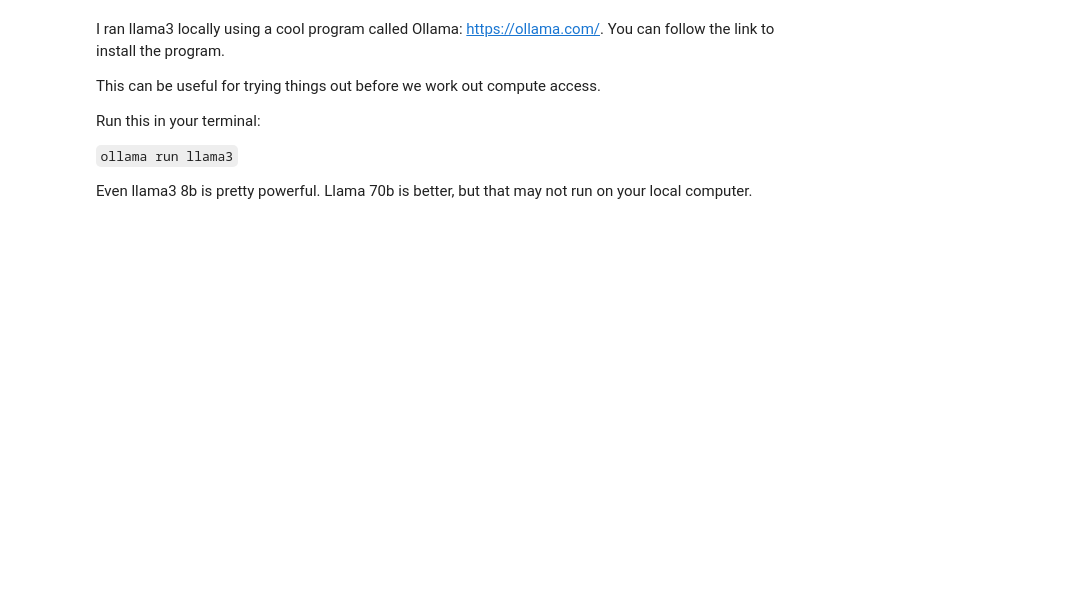
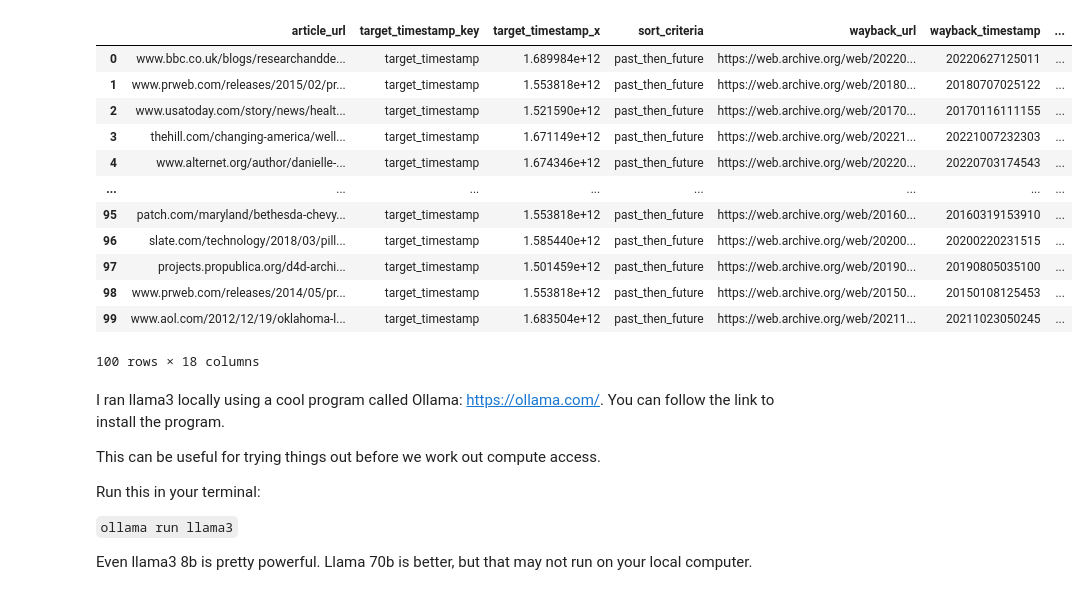
Before and after one commit to Yiqinh/conditional-information-retrieval, a Jupyter notebook: notebooks/2024-05-28__demo.ipynb, the cells around one changed output. Drawn from its saved outputs; the diff is of its cells as text; code cells hidden in the pictures; blank space fills up the shorter version.

```diff
--- a/notebooks/2024-05-28__demo.ipynb
+++ b/notebooks/2024-05-28__demo.ipynb
@@ -13,10 +13,10 @@ import pandas as pd
 import numpy as np
 from tqdm.auto import tqdm
 data_dir = '../data'
-# data_dir = '../../../bloomberg-research/press-releases/data/s_p_500_backlinks'
+data_dir = '../../../bloomberg-research/press-releases/data/s_p_500_backlinks'
 source_df = pd.read_json(f'{data_dir}/full-source-scored-data.jsonl.gz', lines=True, compression='gzip', nrows=100)
 # %%
-article_d = load_from_disk('../all-coref-resolved')
+article_d = load_from_disk(data_dir + '/all-coref-resolved')
 # %%
 filtered_article_d = article_d.filter(lambda x: x['article_url'] in set(source_df['article_url']), num_proc=10)
 # %%
@@ -36,3 +44,19 @@ for i in range(100):
+# %%
+sentences_with_quotes
+# %% [output]
+|  | article_url | target_timestamp_key | target_timestamp_x | sort_criteria | wayback_url | wayback_timestamp | ... |
+| 0 | www.bbc.co.uk/blogs/researchandde... | target_timestamp | 1.689984e+12 | past_then_future | https://web.archive.org/web/20220... | 20220627125011 | ... |
+| 1 | www.prweb.com/releases/2015/02/pr... | target_timestamp | 1.553818e+12 | past_then_future | https://web.archive.org/web/20180... | 20180707025122 | ... |
+| 2 | www.usatoday.com/story/news/healt... | target_timestamp | 1.521590e+12 | past_then_future | https://web.archive.org/web/20170... | 20170116111155 | ... |
+| 3 | thehill.com/changing-america/well... | target_timestamp | 1.671149e+12 | past_then_future | https://web.archive.org/web/20221... | 20221007232303 | ... |
+| 4 | www.alternet.org/author/danielle-... | target_timestamp | 1.674346e+12 | past_then_future | https://web.archive.org/web/20220... | 20220703174543 | ... |
+| ... | ... | ... | ... | ... | ... | ... | ... |
+| 95 | patch.com/maryland/bethesda-chevy... | target_timestamp | 1.553818e+12 | past_then_future | https://web.archive.org/web/20160... | 20160319153910 | ... |
+| 96 | slate.com/technology/2018/03/pill... | target_timestamp | 1.585440e+12 | past_then_future | https://web.archive.org/web/20200... | 20200220231515 | ... |
+| 97 | projects.propublica.org/d4d-archi... | target_timestamp | 1.501459e+12 | past_then_future | https://web.archive.org/web/20190... | 20190805035100 | ... |
+| 98 | www.prweb.com/releases/2014/05/pr... | target_timestamp | 1.553818e+12 | past_then_future | https://web.archive.org/web/20150... | 20150108125453 | ... |
+| 99 | www.aol.com/2012/12/19/oklahoma-l... | target_timestamp | 1.683504e+12 | past_then_future | https://web.archive.org/web/20211... | 20211023050245 | ... |
+100 rows × 18 columns
 # %%
 disallowed_quote_types = set(['Other', 'Background/Narrative', 'No Quote'])
 
```
Also changed, not shown: parts of 16 cells of this notebook, 4 other files.
